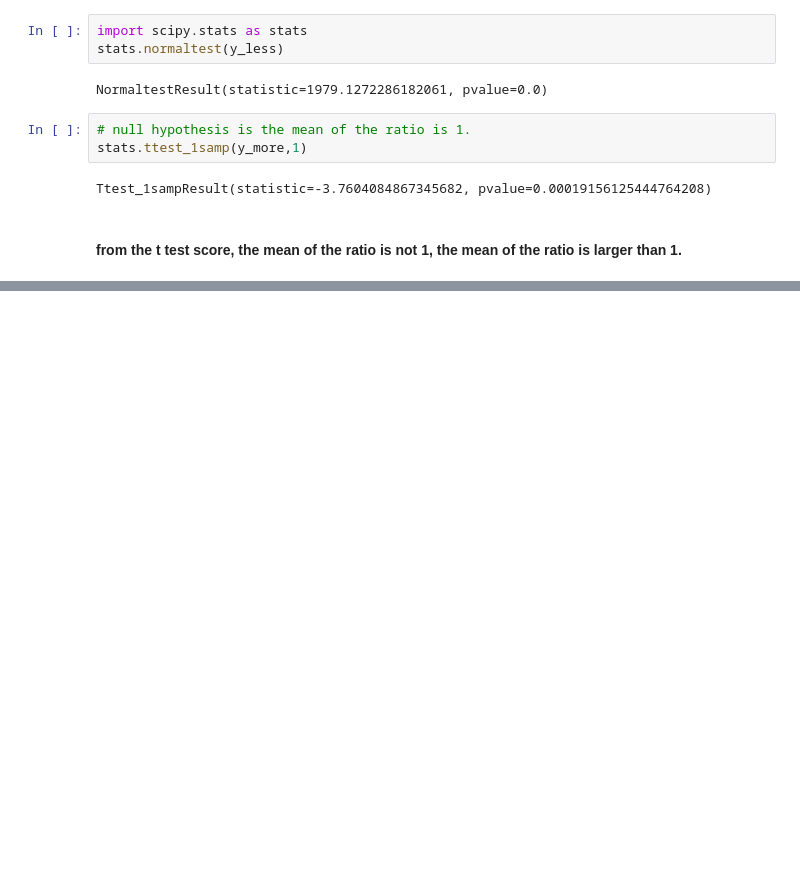
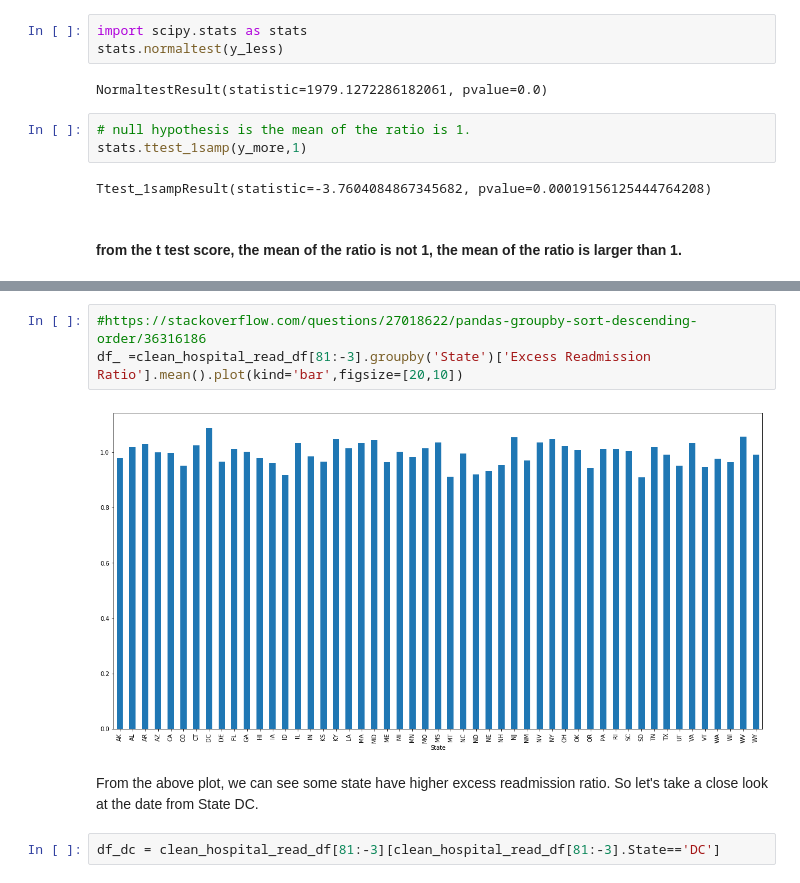
Before and after one commit to yaqiongz/Springb, a Jupyter notebook: hospital_readmit/hospital_study.ipynb, the cells around one changed output, grey strips where cells are left out. Drawn from its saved outputs; the diff is of its cells as text; blank space fills up the shorter version.

```diff
--- a/hospital_readmit/hospital_study.ipynb
+++ b/hospital_readmit/hospital_study.ipynb
@@ -219,0 +263,9 @@ Here I found someone's work: https://github.com/kimanalytics/Hospital-Readmissio
+# %%
+#https://stackoverflow.com/questions/27018622/pandas-groupby-sort-descending-order/36316186
+df_ =clean_hospital_read_df[81:-3].groupby('State')['Excess Readmission Ratio'].mean().plot(kind='bar',figsize=[20,10])
+# %% [output]
+[figure, added]
+# %% [markdown]
+From the above plot, we can see some state have higher excess readmission ratio. So let's take a close look at the date from State DC.
+# %%
+df_dc = clean_hospital_read_df[81:-3][clean_hospital_read_df[81:-3].State=='DC']
```
Also changed, not shown: parts of 20 cells of this notebook.
